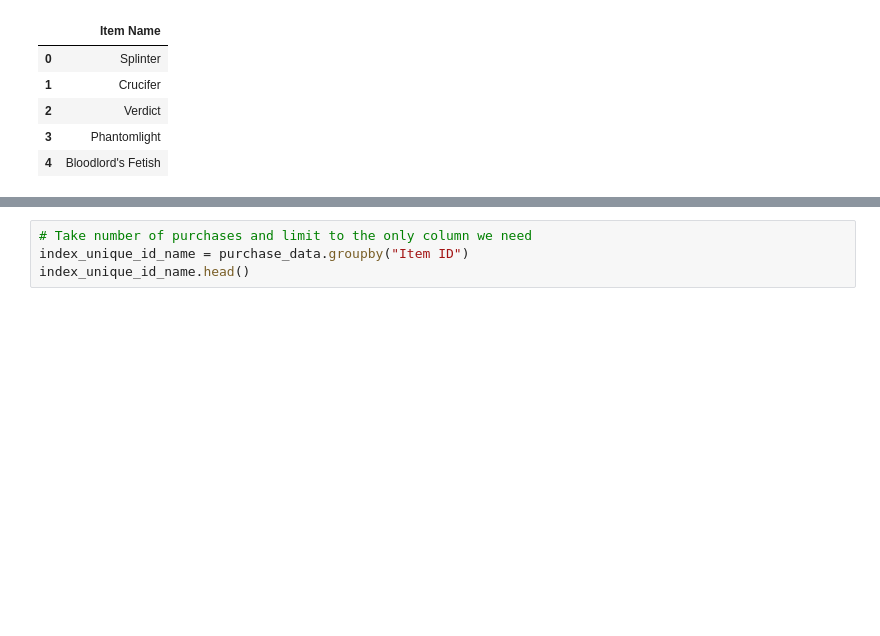
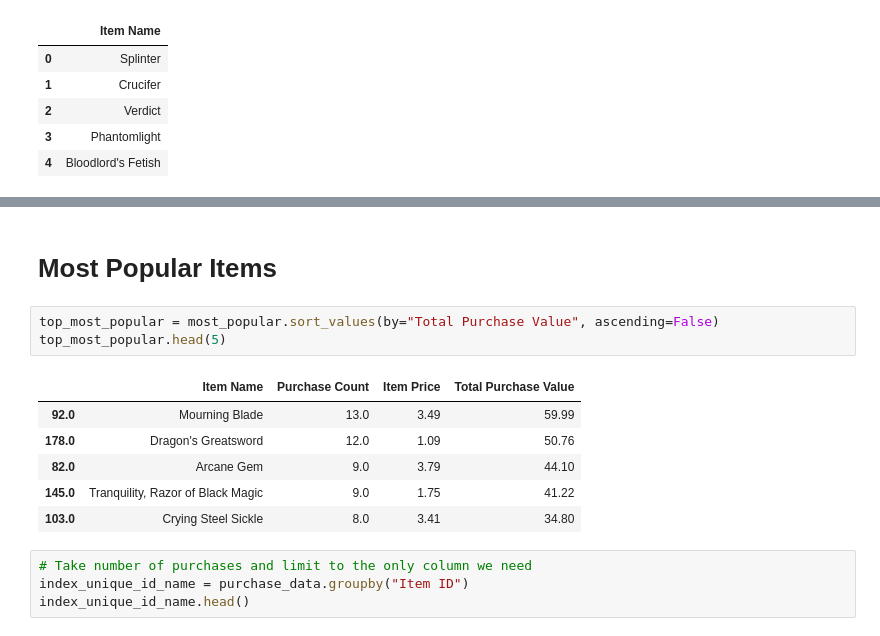
Before and after one commit to Navilongo/Video-Game-DLC-Analytics, a Jupyter notebook: HeroesOfPymoli/Heroes_code.ipynb, the cells around one changed output, grey strips where cells are left out. Cells and saved outputs as stored; diff of their text form; blank space fills up the shorter version.

```diff
--- a/HeroesOfPymoli/Heroes_code.ipynb
+++ b/HeroesOfPymoli/Heroes_code.ipynb
@@ -711,3 +732,15 @@ price_only_df.head()
+# %% [markdown]
+# Most Popular Items
+# %%
+top_most_popular = most_popular.sort_values(by="Total Purchase Value", ascending=False)
+top_most_popular.head(5)
+# %% [output]
+|  | Item Name | Purchase Count | Item Price | Total Purchase Value |
+| 92.0 | Mourning Blade | 13.0 | 3.49 | 59.99 |
+| 178.0 | Dragon's Greatsword | 12.0 | 1.09 | 50.76 |
+| 82.0 | Arcane Gem | 9.0 | 3.79 | 44.10 |
+| 145.0 | Tranquility, Razor of Black Magic | 9.0 | 1.75 | 41.22 |
+| 103.0 | Crying Steel Sickle | 8.0 | 3.41 | 34.80 |
 # %%
 # Take number of purchases and limit to the only column we need
 index_unique_id_name = purchase_data.groupby("Item ID")
```
Also changed, not shown: parts of 3 cells of this notebook.
